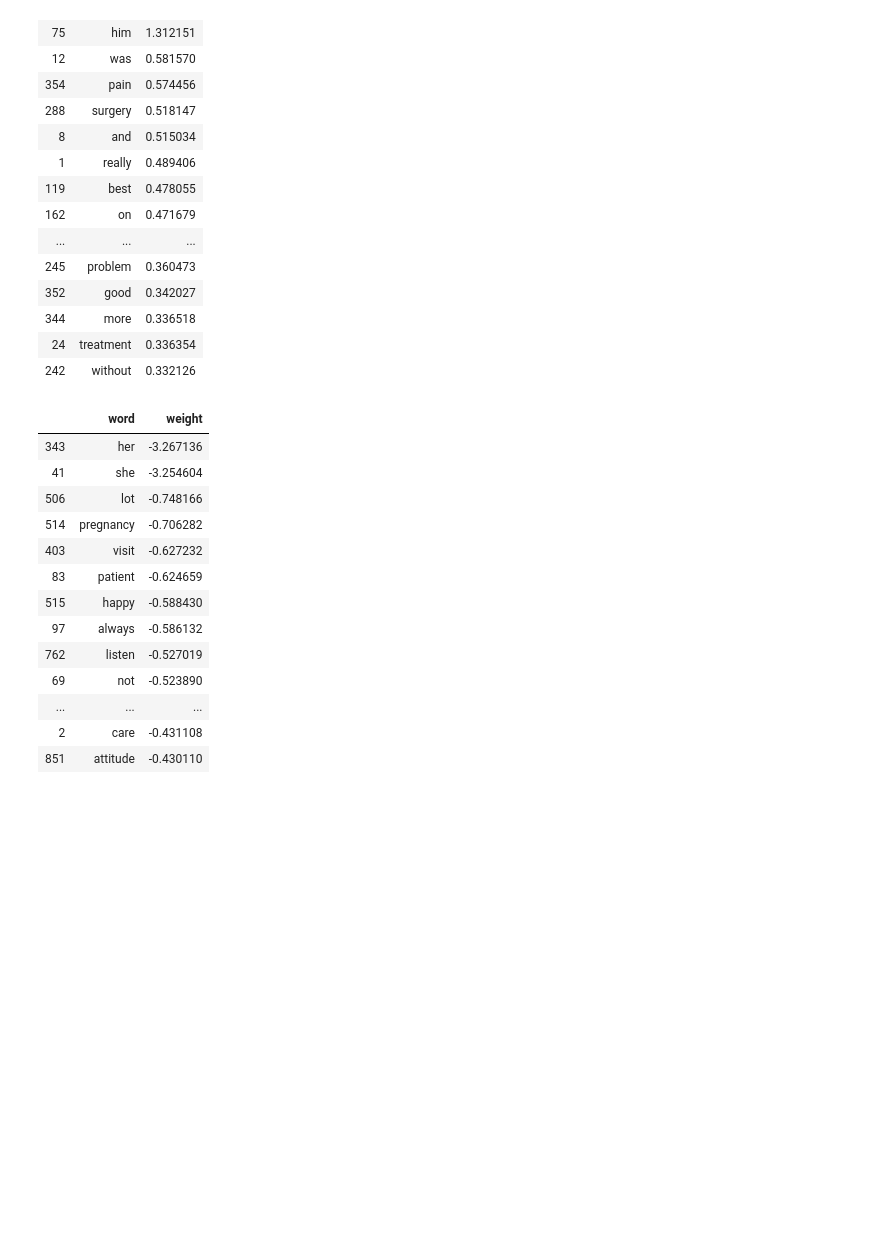
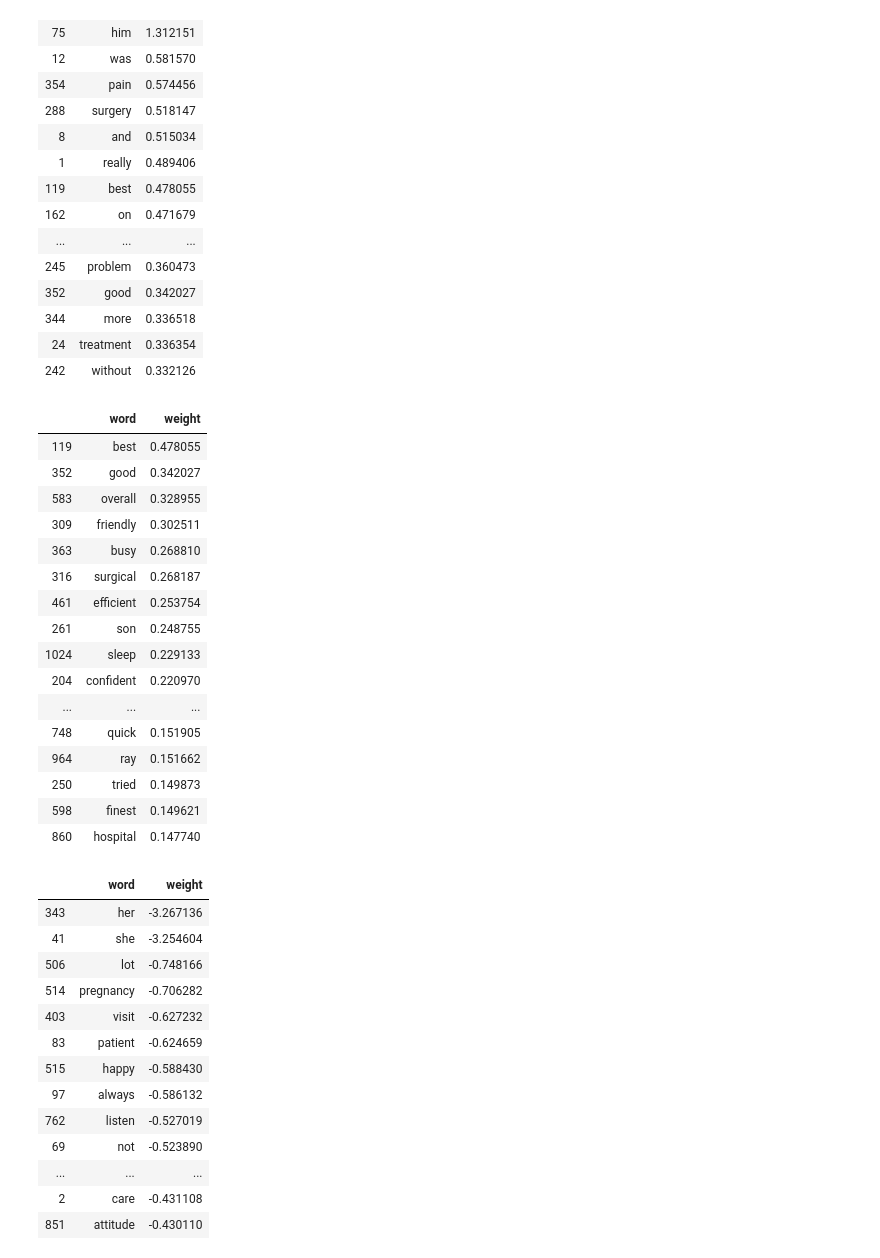
Before and after one commit to jillbaggett81/GenderBiasDetector, a Jupyter notebook: Scaping.ipynb, the cells around one changed output. Drawn from its saved outputs; the diff is of its cells as text; code cells hidden in the pictures; blank space fills up the shorter version.

Commit message:
adjectives

```diff
--- a/Scaping.ipynb
+++ b/Scaping.ipynb
@@ -201,23 +204,47 @@ Scikit-learn: Machine Learning in Python, Pedregosa et al., JMLR 12, pp. 2825-28
 # %%
 # Vectorize the whole thing...
 import sklearn
+import nltk
+from nltk.corpus import stopwords
+from sklearn.feature_extraction.text import CountVectorizer
 from sklearn.feature_extraction.text import TfidfVectorizer
 from sklearn.linear_model import LogisticRegression
 from sklearn.model_selection import train_test_split
 
-#get list of 'important' words. We can use this list to identitfy frequencies of gendered words
+
 # Vectorize and play with token sizes...
 vec = TfidfVectorizer(min_df = 0.005,
                       max_df = 0.955,
                       ngram_range=(1,1)) # play with min_df and max_df
 
+reviews = reviewsByGender['Review']
+
 # transform this into a sparse vector!
-vec.fit(reviewsByGender['Review'])
-tf_idf_sparse = vec.transform(reviewsByGender["Review"])
+vec.fit(reviews)
+tf_idf_sparse = vec.transform(reviews)
 tf_idf_sparse
 # %% [output]
 <323x1124 sparse matrix of type '<class 'numpy.float64'>'
         with 11279 stored elements in Compressed Sparse Row format>
+# %%
+#get list of cleaned, stemmed adjectives, for later analysis.
+vect = CountVectorizer()
+vect.fit(revs)
+words = vect.get_feature_names()
+
+adjectives = []
+stop_words = list(set(stopwords.words('english')))
+
+# remove stopwords
+stopped = [w for w in words if not w in stop_words]
+
+# parts of speech tagging for each word
+pos = nltk.pos_tag(stopped)
+
+# make a list of  all adjectives identified by the allowed word types list above
+for w in pos:
+    if w[1][0] == 'J':
+        adjectives.append(w[0].lower())
 # %%
 print(tf_idf_sparse[0, :])
 # %% [output]
@@ -282,6 +307,29 @@ df_weights.sort_values('weight', ascending=False)[:25]
 | 344 | more | 0.336518 |
 | 24 | treatment | 0.336354 |
 | 242 | without | 0.332126 |
+# %%
+#print only adjectives
+#male adjectives
+maleAdjectives = df_weights[df_weights['word'].isin(adjectives)].sort_values('weight', ascending=False)[:25]
+maleAdjectives
+# %% [output]
+|  | word | weight |
+| 119 | best | 0.478055 |
+| 352 | good | 0.342027 |
+| 583 | overall | 0.328955 |
+| 309 | friendly | 0.302511 |
+| 363 | busy | 0.268810 |
+| 316 | surgical | 0.268187 |
+| 461 | efficient | 0.253754 |
+| 261 | son | 0.248755 |
+| 1024 | sleep | 0.229133 |
+| 204 | confident | 0.220970 |
+| ... | ... | ... |
+| 748 | quick | 0.151905 |
+| 964 | ray | 0.151662 |
+| 250 | tried | 0.149873 |
+| 598 | finest | 0.149621 |
+| 860 | hospital | 0.147740 |
 # %%
 df_weights.sort_values('weight', ascending=True)[:25]
 # %% [output]
```
Also changed, not shown: parts of 4 cells of this notebook.
